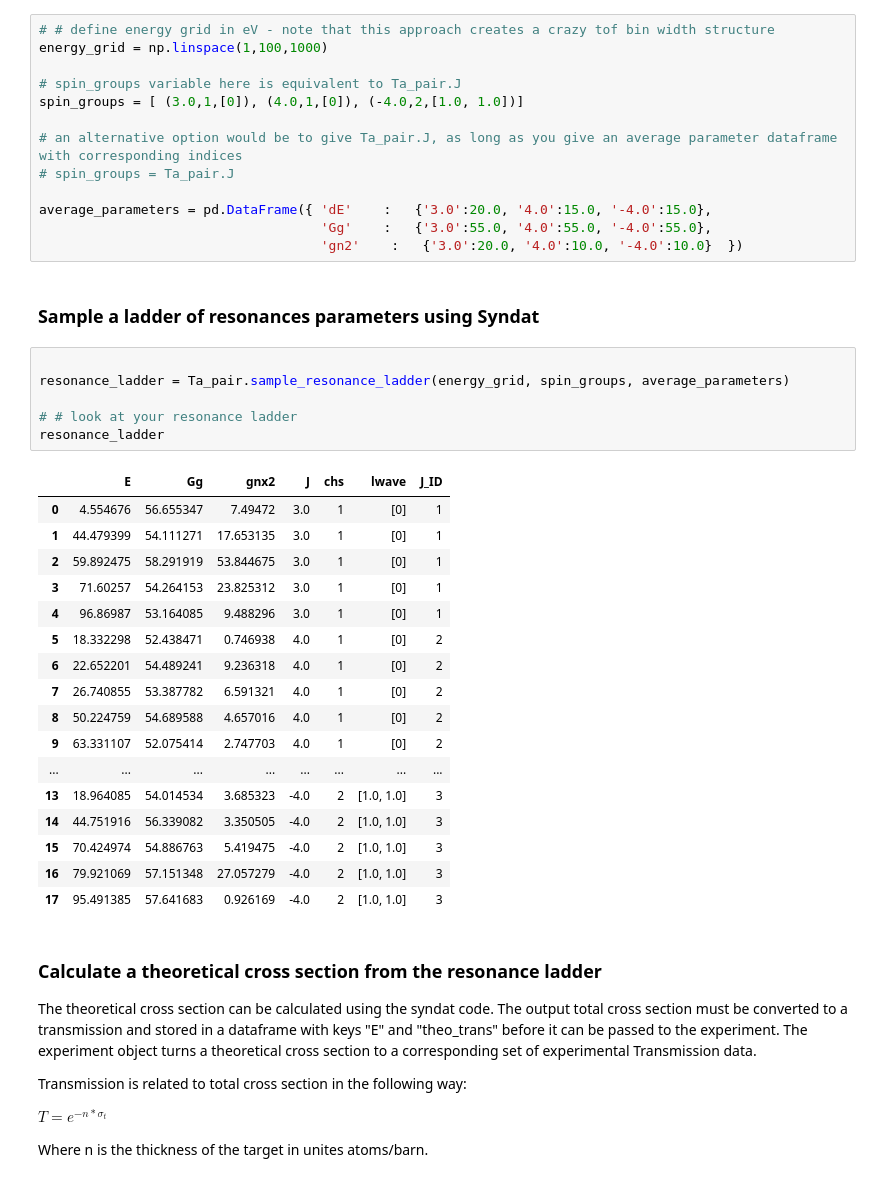
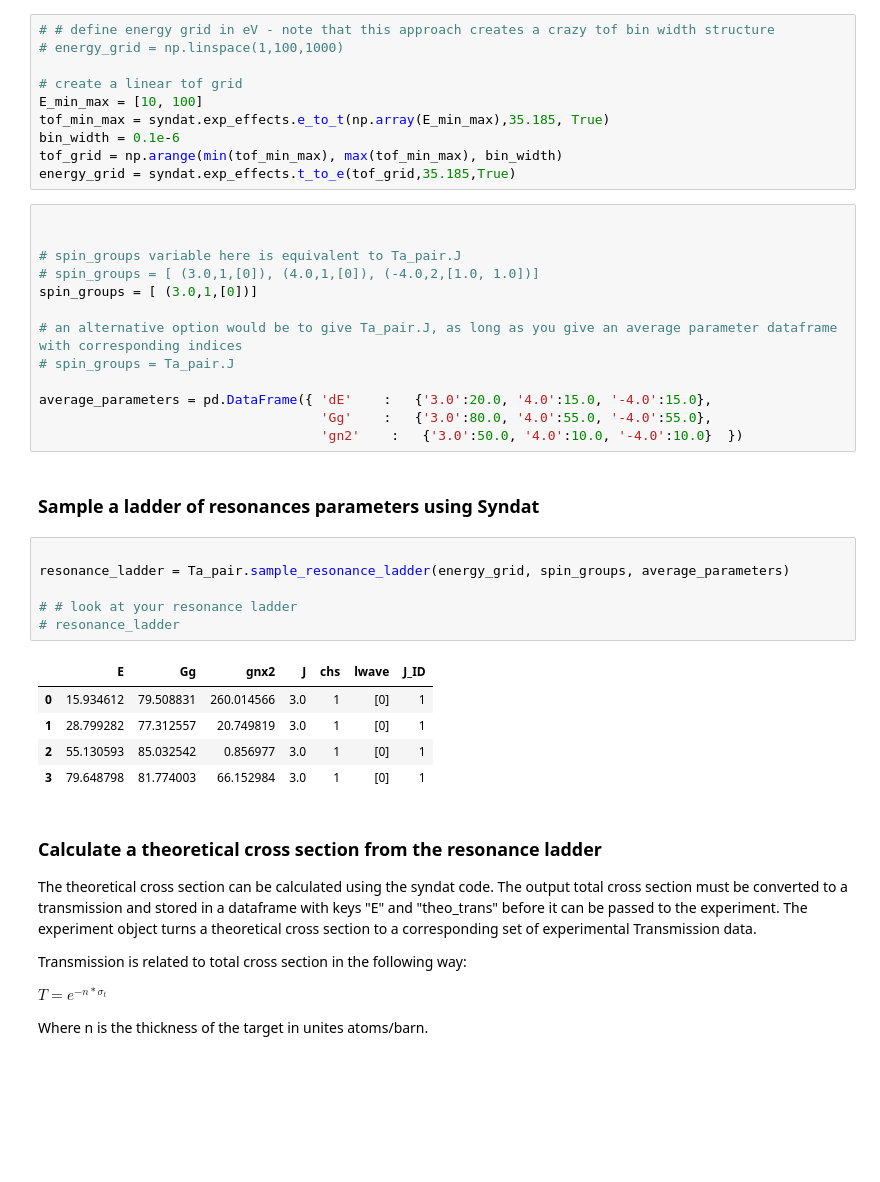
Before and after one commit to Naww137/Syndat, a Jupyter notebook: examples/GenerateData_UserExample.ipynb, the cells around one changed output. Drawn from its saved outputs; the diff is of its cells as text; blank space fills up the shorter version.

```diff
--- a/examples/GenerateData_UserExample.ipynb
+++ b/examples/GenerateData_UserExample.ipynb
@@ -66,44 +72,42 @@ The spin group data can be re-defined to focus on a specific set of spin groups,
 * Note:
     Defining a linear energy grid will result in a wild binning stucture in tof. Consider defining a tof grid instead. In practice, the tof grid has a handful (5 or so) different bin widths and a constant bin width between each point of compresssion. This is due to the artisinal nature of this process, a complicated binning stucture is less justifiable, difficult to store in EXFOR, and requires the use of a complicated resolution broadening function.
+# %%
+# # define energy grid in eV - note that this approach creates a crazy tof bin width structure
+# energy_grid = np.linspace(1,100,1000)
+
+# create a linear tof grid
+E_min_max = [10, 100]
+tof_min_max = syndat.exp_effects.e_to_t(np.array(E_min_max),35.185, True)
+bin_width = 0.1e-6
+tof_grid = np.arange(min(tof_min_max), max(tof_min_max), bin_width)
+energy_grid = syndat.exp_effects.t_to_e(tof_grid,35.185,True)
 # %%
-# # define energy grid in eV - note that this approach creates a crazy tof bin width structure
-energy_grid = np.linspace(1,100,1000)
+
 
 # spin_groups variable here is equivalent to Ta_pair.J
-spin_groups = [ (3.0,1,[0]), (4.0,1,[0]), (-4.0,2,[1.0, 1.0])]
+# spin_groups = [ (3.0,1,[0]), (4.0,1,[0]), (-4.0,2,[1.0, 1.0])]
+spin_groups = [ (3.0,1,[0])]
 
 # an alternative option would be to give Ta_pair.J, as long as you give an average parameter dataframe with corresponding indices
 # spin_groups = Ta_pair.J
 
 average_parameters = pd.DataFrame({ 'dE'    :   {'3.0':20.0, '4.0':15.0, '-4.0':15.0},
-                                    'Gg'    :   {'3.0':55.0, '4.0':55.0, '-4.0':55.0},
-                                    'gn2'    :   {'3.0':20.0, '4.0':10.0, '-4.0':10.0}  })
+                                    'Gg'    :   {'3.0':80.0, '4.0':55.0, '-4.0':55.0},
+                                    'gn2'    :   {'3.0':50.0, '4.0':10.0, '-4.0':10.0}  })
 # %% [markdown]
 ### Sample a ladder of resonances parameters using Syndat
 # %%
 
 resonance_ladder = Ta_pair.sample_resonance_ladder(energy_grid, spin_groups, average_parameters)
 
 # # look at your resonance ladder
-resonance_ladder
+# resonance_ladder
 # %% [output]
 |  | E | Gg | gnx2 | J | chs | lwave | J_ID |
-| 0 | 4.554676 | 56.655347 | 7.49472 | 3.0 | 1 | [0] | 1 |
-| 1 | 44.479399 | 54.111271 | 17.653135 | 3.0 | 1 | [0] | 1 |
-| 2 | 59.892475 | 58.291919 | 53.844675 | 3.0 | 1 | [0] | 1 |
-| 3 | 71.60257 | 54.264153 | 23.825312 | 3.0 | 1 | [0] | 1 |
-| 4 | 96.86987 | 53.164085 | 9.488296 | 3.0 | 1 | [0] | 1 |
-| 5 | 18.332298 | 52.438471 | 0.746938 | 4.0 | 1 | [0] | 2 |
-| 6 | 22.652201 | 54.489241 | 9.236318 | 4.0 | 1 | [0] | 2 |
-| 7 | 26.740855 | 53.387782 | 6.591321 | 4.0 | 1 | [0] | 2 |
-| 8 | 50.224759 | 54.689588 | 4.657016 | 4.0 | 1 | [0] | 2 |
-| 9 | 63.331107 | 52.075414 | 2.747703 | 4.0 | 1 | [0] | 2 |
-| ... | ... | ... | ... | ... | ... | ... | ... |
-| 13 | 18.964085 | 54.014534 | 3.685323 | -4.0 | 2 | [1.0, 1.0] | 3 |
-| 14 | 44.751916 | 56.339082 | 3.350505 | -4.0 | 2 | [1.0, 1.0] | 3 |
-| 15 | 70.424974 | 54.886763 | 5.419475 | -4.0 | 2 | [1.0, 1.0] | 3 |
-| 16 | 79.921069 | 57.151348 | 27.057279 | -4.0 | 2 | [1.0, 1.0] | 3 |
-| 17 | 95.491385 | 57.641683 | 0.926169 | -4.0 | 2 | [1.0, 1.0] | 3 |
+| 0 | 15.934612 | 79.508831 | 260.014566 | 3.0 | 1 | [0] | 1 |
+| 1 | 28.799282 | 77.312557 | 20.749819 | 3.0 | 1 | [0] | 1 |
+| 2 | 55.130593 | 85.032542 | 0.856977 | 3.0 | 1 | [0] | 1 |
+| 3 | 79.648798 | 81.774003 | 66.152984 | 3.0 | 1 | [0] | 1 |
 # %% [markdown]
 ### Calculate a theoretical cross section from the resonance ladder
 
```
Also changed, not shown: parts of 8 cells of this notebook, 5 other files.
